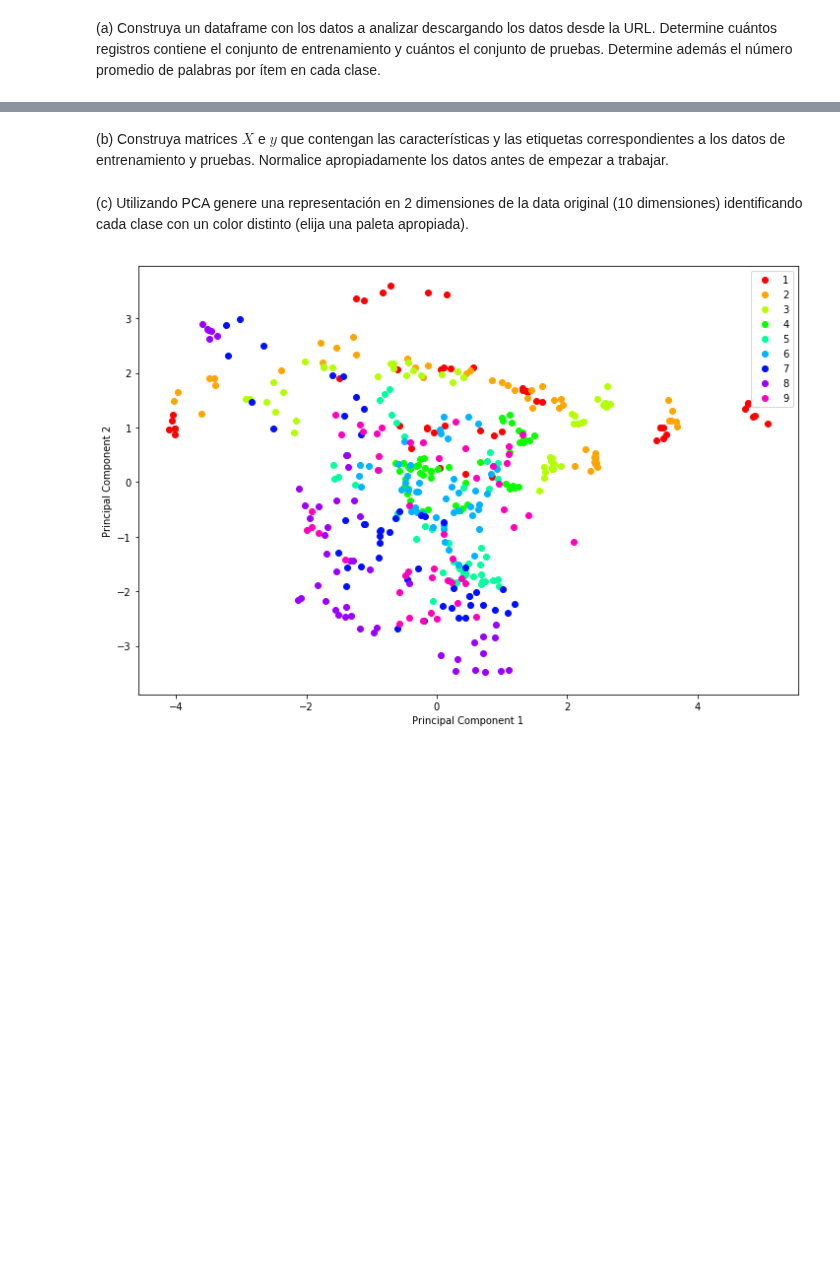
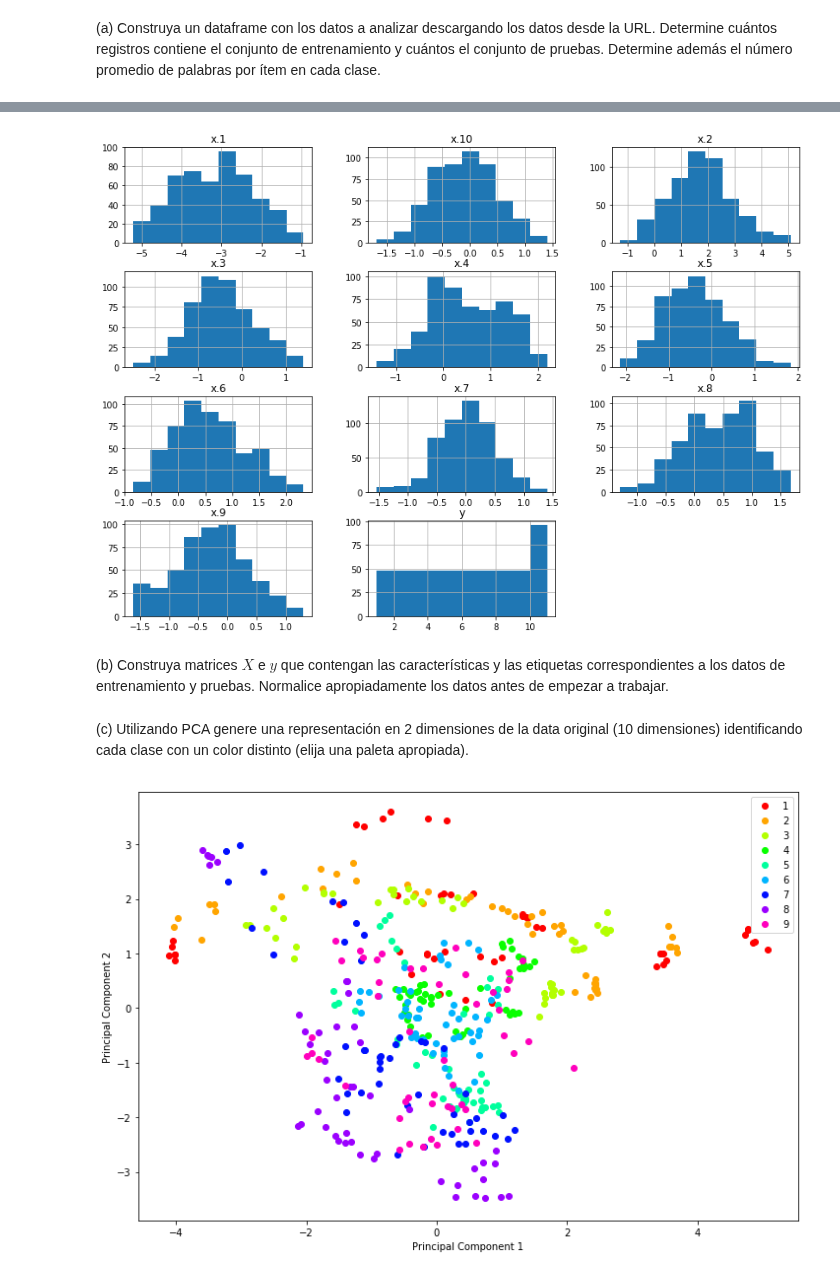
Before and after one commit to dsanmartin/INF578-HW, a Jupyter notebook: 2/Tarea2-ML.ipynb, the cells around one changed output, grey strips where cells are left out. Cells and saved outputs as stored; diff of their text form; code cells hidden in the pictures; blank space fills up the shorter version.

```diff
--- a/2/Tarea2-ML.ipynb
+++ b/2/Tarea2-ML.ipynb
@@ -34,3 +55,10 @@ test_df.tail()
+# %%
+import matplotlib.pyplot as plt
+
+train_df.hist(figsize=(14, 10))
+plt.show()
+# %% [output]
+[figure, added]
 # %% [markdown]
 (b) Construya matrices $X$ e $y$ que contengan las características y las etiquetas correspondientes a los datos de entrenamiento y pruebas. Normalice apropiadamente los datos antes de empezar a trabajar.
 # %%
```
Also changed, not shown: parts of 12 cells of this notebook, 2 other files.
